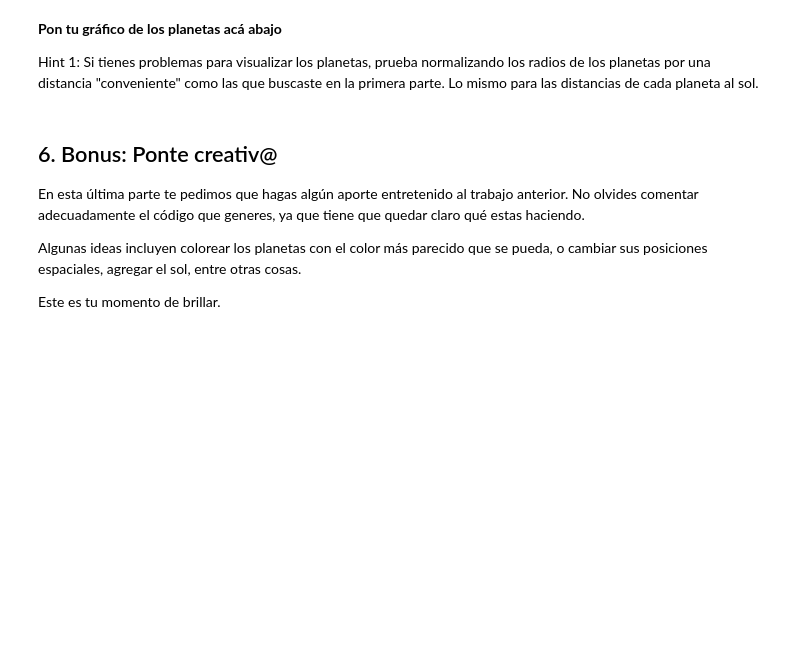
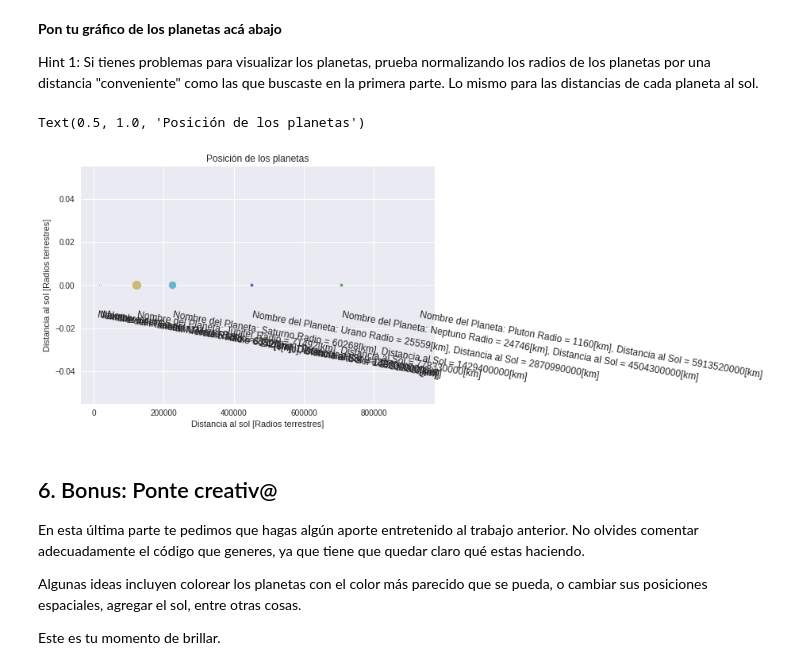
Before and after one commit to niccoma/minitarea1, a Jupyter notebook: minitarea1.ipynb, the cells around one changed output. Saved outputs shown, nothing was run; the diff lists cells and outputs as text; code cells hidden in the pictures; blank space fills up the shorter version.

```diff
--- a/minitarea1.ipynb
+++ b/minitarea1.ipynb
@@ -23,8 +23,8 @@
 Declara la variable `AU` (por Unidad Astronómica en inglés) y asignale su valor correspondiente en kilómetros.
 Declara la variable `radio_tierra` y también asígnale su valor en kilómetros.
 # %%
-AU = 149600000
-radio_tierra = 6371
+AU = 149600000.0
+radio_tierra = 6371.0
 # %% [markdown]
 ## 2. Listas
 Declara las siguientes listas, buscando la información correspondiente en internet:
@@ -77,13 +77,14 @@ y printea el `string` que entrega la función `info`.
 # Define acá la clase Planeta
 class Planeta:
   def __init__(self,nombre,radio,distancia):
-    self.__nombre = nombre
-    self.__radio = radio
-    self.__distancia = distancia
+    self.nombre = nombre
+    self.radio = radio
+    self.distancia = distancia
 
   def info(self):
-    return "Nombre del Planeta: " + str(self.__nombre) + " Radio = " +str(self.__radio)+ "[km], Distancia al Sol = " + str(self.__distancia) + "[km]"
+    return "Nombre del Planeta: " + str(self.nombre) + " Radio = " +str(self.radio)+ "[km], Distancia al Sol = " + str(self.distancia) + "[km]"
 
 
 # aca creamos una instancia de vulcano como Planeta
 vulcano = Planeta("Vulcano", 90, 15000000)
+vulcano.distancia
@@ -149,6 +156,25 @@ plt.title('Posición de los planetas')
 **Pon tu gráfico de los planetas acá abajo**
 
 Hint 1: Si tienes problemas para visualizar los planetas, prueba normalizando los radios de los planetas por una distancia "conveniente" como las que buscaste en la primera parte. Lo mismo para las distancias de cada planeta al sol.
+# %%
+def kmart(x):
+  return x/radio_tierra
+
+import matplotlib.pyplot as plt
+vulcano.distancia
+fig1 = plt.figure()
+for elemento in dict_planetas:
+  planeta = dict_planetas[elemento]
+  plt.plot(kmart(planeta.distancia),0, 'o', markersize=kmart(planeta.radio))
+  plt.text(kmart(planeta.distancia),-0.015, planeta.info(), rotation=-10, size=12)
+
+
+plt.xlabel('Distancia al sol [Radios terrestres]')
+plt.ylabel('Distancia al sol [Radios terrestres]')
+plt.title('Posición de los planetas')
+# %% [output]
+Text(0.5, 1.0, 'Posición de los planetas')
+[figure, added]
 # %% [markdown]
 ## 6. Bonus: Ponte creativ@
 En esta última parte te pedimos que hagas algún aporte entretenido al trabajo anterior. No olvides comentar adecuadamente el código que generes, ya que tiene que quedar claro qué estas haciendo.
```
Also changed, not shown: parts of 3 cells of this notebook.
